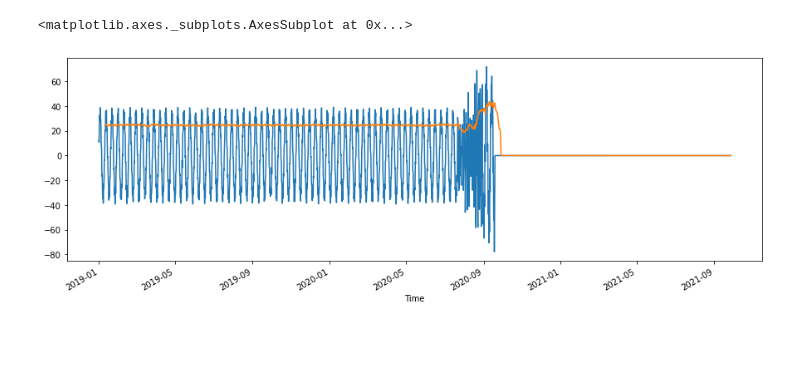
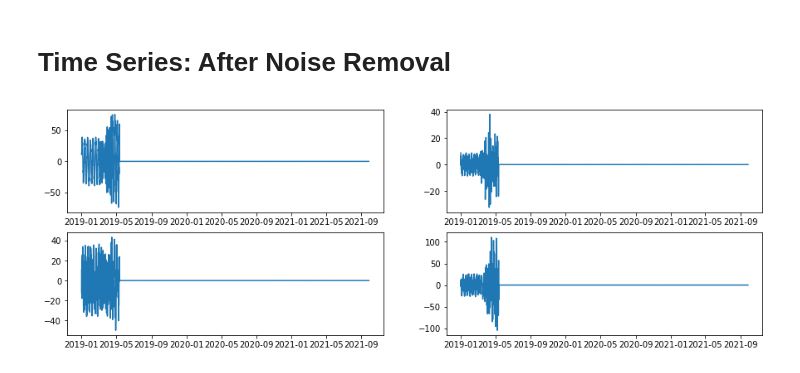
Before and after one commit to abhilampard/Time-Series-Fault-Prediction, a Jupyter notebook: Abhishek Patil - DS Challenge.ipynb, the cells around one changed output. Saved outputs shown, nothing was run; the diff lists cells and outputs as text; code cells hidden in the pictures; blank space fills up the shorter version.

```diff
--- a/Abhishek Patil - DS Challenge.ipynb
+++ b/Abhishek Patil - DS Challenge.ipynb
@@ -54,5 +68,15 @@ plot_time_series(data_1)
 # %%
 def remove_outliers(df):
+    '''
+    Remove noise content in the time series using rolling median method.
+
+    PARAMETERS:
+    df (pandas.core.frame.DataFrame): Dataset containing the 4 time series in 4 separate columns named '0', '1', '2' and '4'.
+
+    RETURNS:
+    df (pandas.core.frame.DataFrame): Cleaned dataset with the same structure as the input dataset.
+    '''
+
     for i in range(4):
         data = df[str(i)]
         up_limit = data.mean() + (2 * data.std())
@@ -65,13 +89,10 @@ def remove_outliers(df):
                     data[j] = data[j:j+5].median()
         df[str(i)] = data
     return df
+# %% [markdown]
+# Time Series: After Noise Removal
 # %%
 clean_data_1 = remove_outliers(data_1)
+plot_time_series(clean_data_1)
+# %% [output]
+[figure, added]
-# %%
-plt.figure(figsize = (15, 5))
-clean_data_1['0'].plot()
-rm = clean_data_1.rolling(window = 30).std()
-rm['0'].plot()
-# %% [output]
-<matplotlib.axes._subplots.AxesSubplot at 0x...>
-[figure, removed]
```
Also changed, not shown: parts of 15 cells of this notebook.
